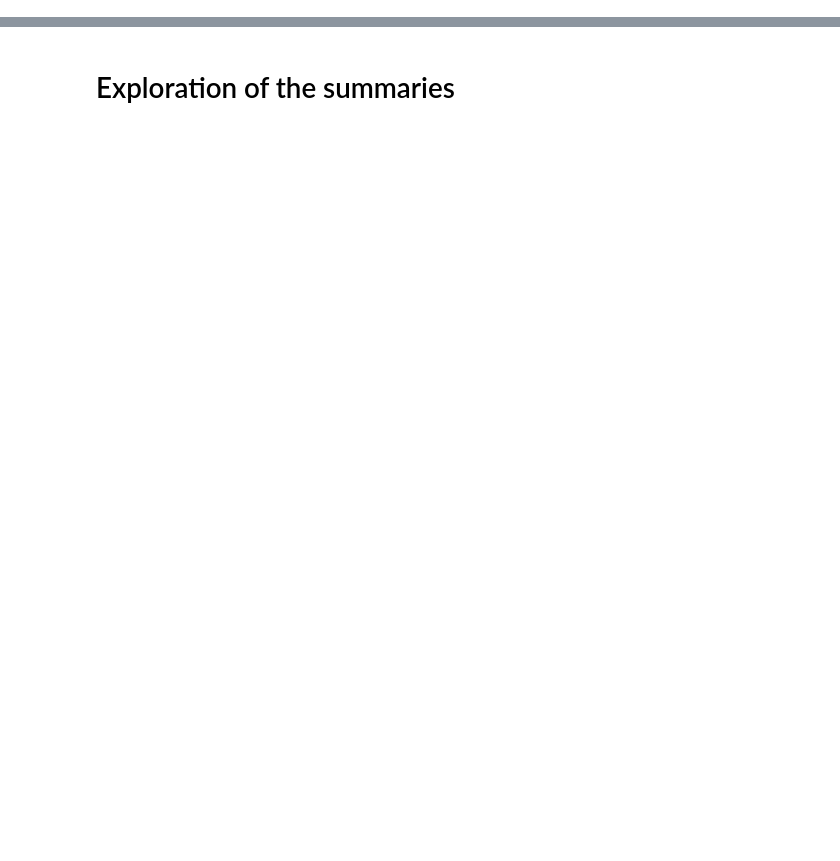
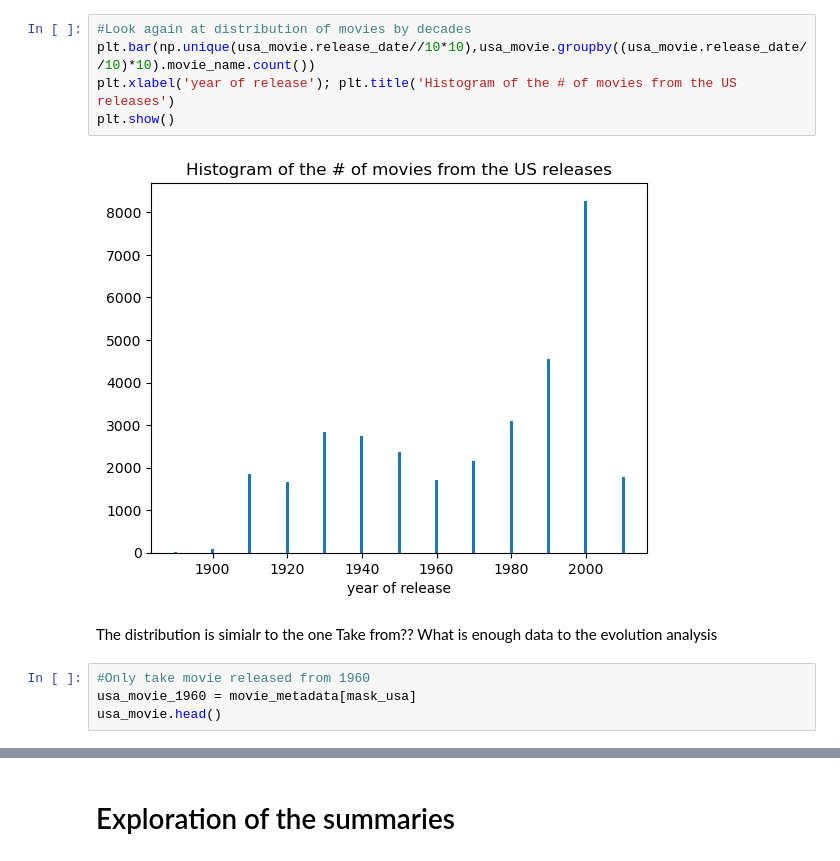
Before and after one commit to epfl-ada/ada-2022-project-error141, a Jupyter notebook: data_exploration.ipynb, the cells around one changed output, grey strips where cells are left out. Drawn from its saved outputs; the diff is of its cells as text; blank space fills up the shorter version.

```diff
--- a/data_exploration.ipynb
+++ b/data_exploration.ipynb
@@ -12,0 +129,13 @@ character_metadata = pd.read_csv(data_folder + "movie.metadata.tsv", sep='\t', l
+# %%
+#Look again at distribution of movies by decades
+plt.bar(np.unique(usa_movie.release_date//10*10),usa_movie.groupby((usa_movie.release_date//10)*10).movie_name.count())
+plt.xlabel('year of release'); plt.title('Histogram of the # of movies from the US releases')
+plt.show()
+# %% [output]
+[figure, added]
+# %% [markdown]
+The distribution is simialr to the one Take from?? What is enough data to the evolution analysis
+# %%
+#Only take movie released from 1960
+usa_movie_1960 = movie_metadata[mask_usa]
+usa_movie.head()
```
Also changed, not shown: parts of 37 cells of this notebook.
